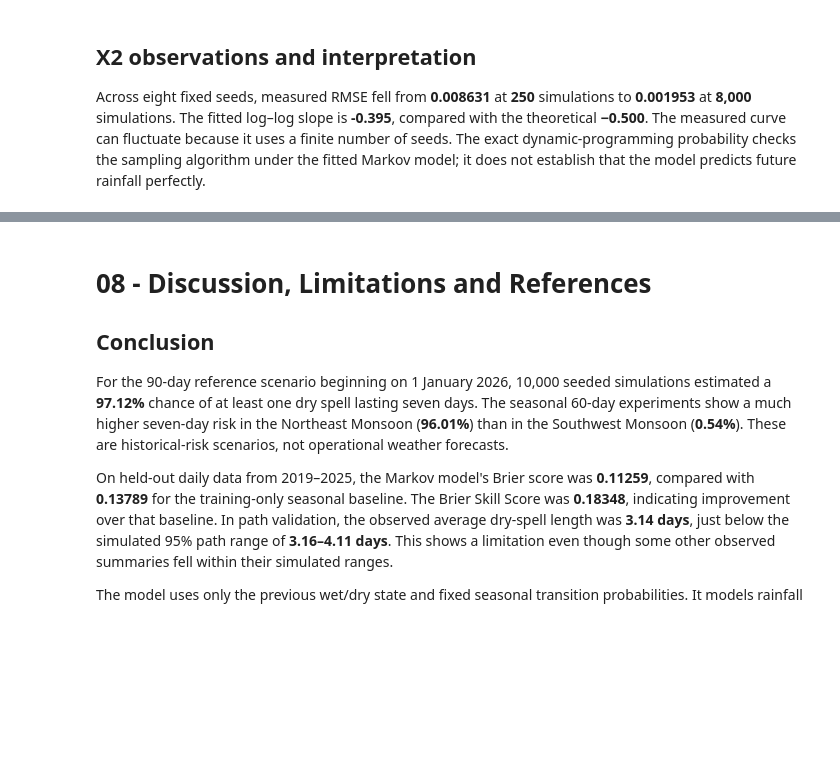
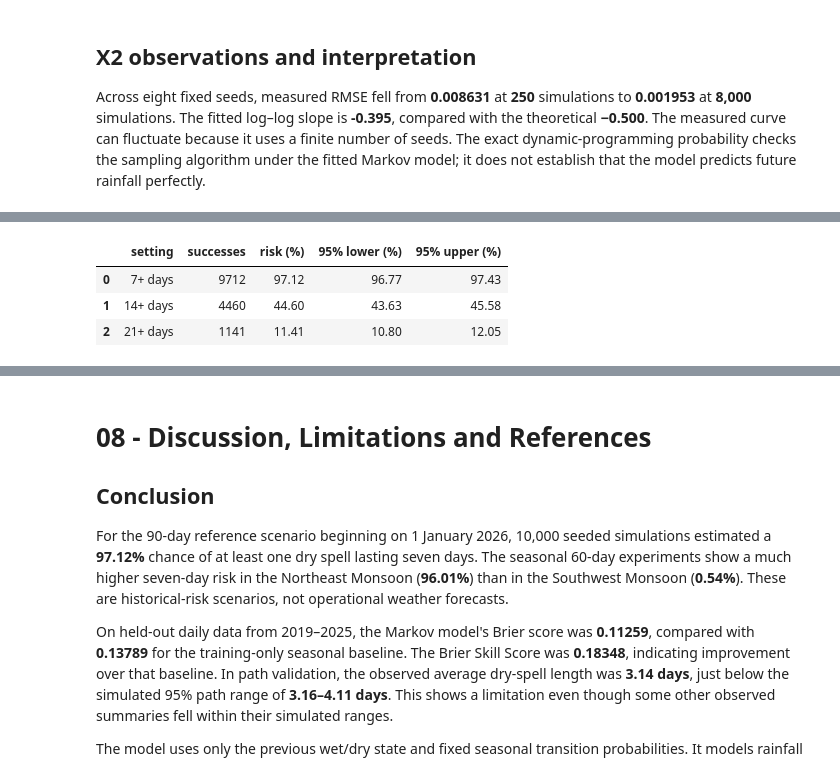
Before and after one commit to NikiniBandara/colombo-monsoon-dry-spell-simulator, a Jupyter notebook: notebook/colombo-monsoon-dry-spell-simulator.ipynb, the cells around one changed output, grey strips where cells are left out. Saved outputs shown, nothing was run; the diff lists cells and outputs as text; code cells hidden in the pictures; blank space fills up the shorter version.

```diff
--- a/notebook/colombo-monsoon-dry-spell-simulator.ipynb
+++ b/notebook/colombo-monsoon-dry-spell-simulator.ipynb
@@ -2382,0 +2481,15 @@ Across eight fixed seeds, measured RMSE fell from **0.008631** at **250** simula
+# %%
+spell_rows = []
+for minimum_days in (7, 14, 21):
+    spell_rows.append(sensitivity_record(
+        "Minimum spell duration", f"{minimum_days}+ days", "2026-01-01",
+        90, minimum_days, 0, existing_risk("90-day scenario", minimum_days)
+    ))
+spell_sensitivity = pd.DataFrame(spell_rows)
+assert spell_sensitivity["successes"].is_monotonic_decreasing
+show_sensitivity(spell_sensitivity)
+# %% [output]
+|  | setting | successes | risk (%) | 95% lower (%) | 95% upper (%) |
+| 0 | 7+ days | 9712 | 97.12 | 96.77 | 97.43 |
+| 1 | 14+ days | 4460 | 44.60 | 43.63 | 45.58 |
+| 2 | 21+ days | 1141 | 11.41 | 10.80 | 12.05 |
```
Also changed, not shown: parts of 9 cells of this notebook, 3 other files.
